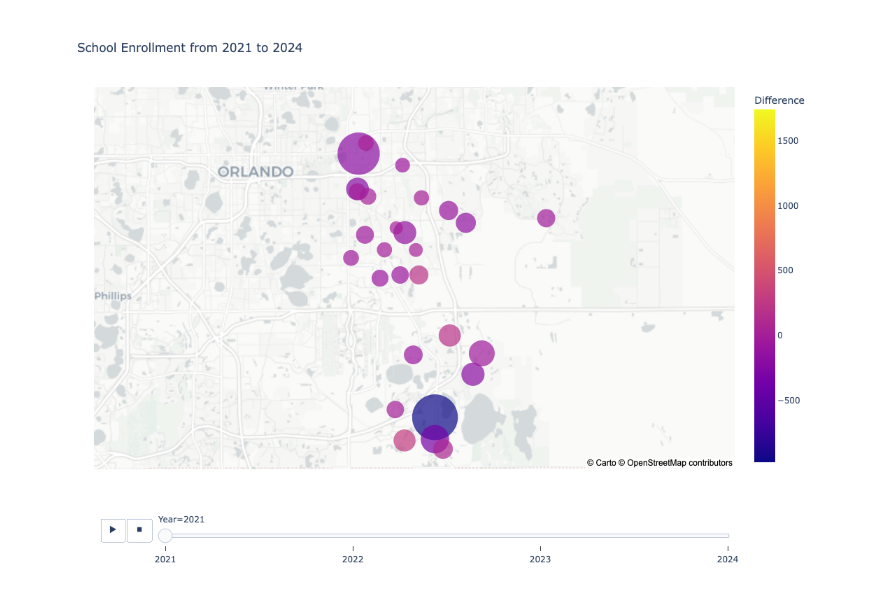
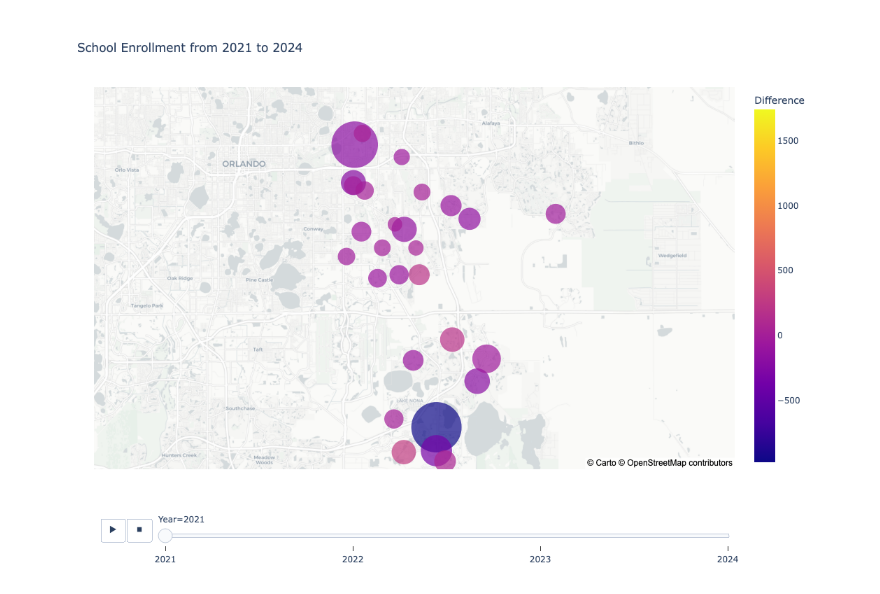
Before and after one commit to salamancaocps/ocps_2024enrollment, a Jupyter notebook: enrollment.ipynb, the cells around one changed output. Drawn from its saved outputs; the diff is of its cells as text; code cells hidden in the pictures.

```diff
--- a/enrollment.ipynb
+++ b/enrollment.ipynb
@@ -3,31 +3,31 @@ df = pd.read_csv("enrollment2024.csv")
 # %%
 import plotly.express as px
 import pandas as pd
 
 df_long = df.melt(id_vars=['School Name', 'Lat', 'Long','Difference'],
                   value_vars=['2021', '2022', '2023', '2024'],
                   var_name='Year', value_name='Enrollment')
 
 df_long = df_long.dropna(subset=['Enrollment'])
 
 fig = px.scatter_mapbox(df_long,
                         lat="Lat",
                         lon="Long",
                         size="Enrollment",
                         color="Difference",
                         hover_name="School Name",
                         hover_data=["Year", "Enrollment"],
                         animation_frame="Year",
                         title="School Enrollment from 2021 to 2024",
                         mapbox_style="carto-positron",
-                        size_max=50,
-                        zoom=10.4)
+                        size_max=55,
+                        zoom=10.5)
 #margin={"r":0,"t":0,"l":0,"b":0},
 fig.update_layout(width=1200,
                  height=800)
 
 fig.show()
 # %% [output]
-[figure, old version]
+[figure, new version]
 # %%
 fig.write_html("enrollment_map_difference.html")
```
